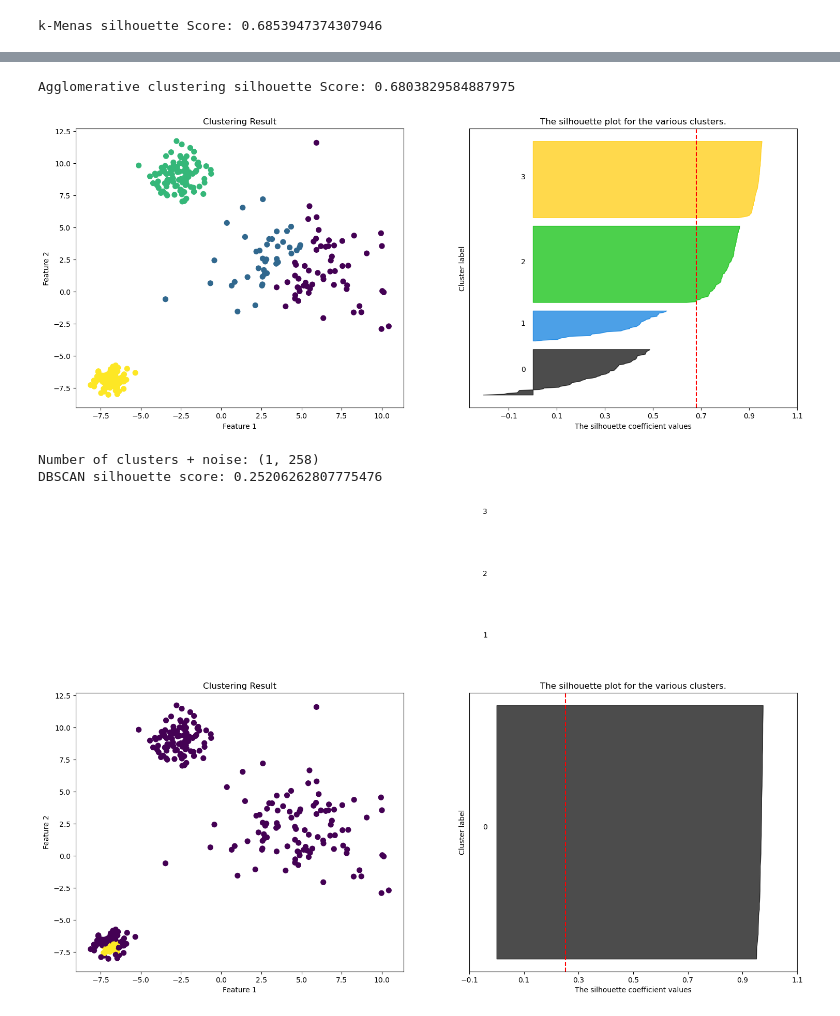
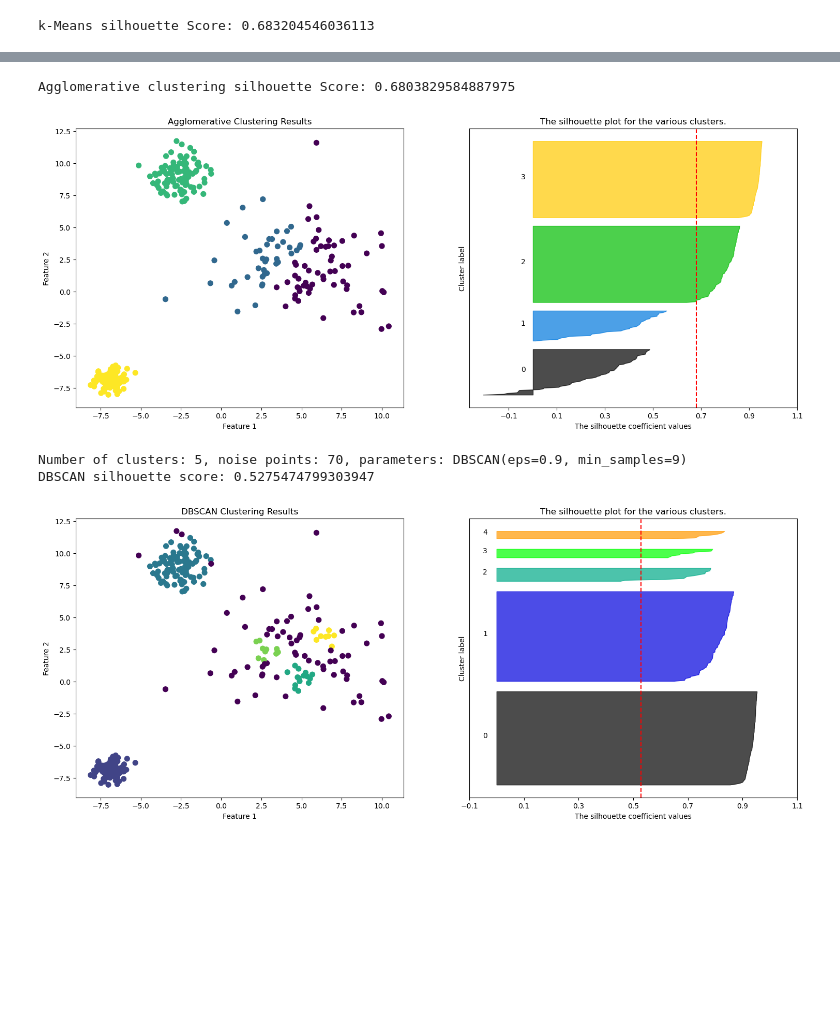
Before and after one commit to txx99/ML-AI, a Jupyter notebook: Assignment3/Scripts/main.ipynb, the cells around one changed output, grey strips where cells are left out. Cells and saved outputs as stored; diff of their text form; code cells hidden in the pictures; blank space fills up the shorter version.

Commit message:
final code, 3 ex, working silhouette plots

```diff
--- a/Assignment3/Scripts/main.ipynb
+++ b/Assignment3/Scripts/main.ipynb
@@ -45,13 +21,13 @@ import pandas as pd
 import matplotlib.pyplot as plt
 import seaborn as sns
 import numpy as np
-from sklearn.datasets import make_blobs
+import sklearn.datasets as skd
 from sklearn.cluster import KMeans, DBSCAN
 from sklearn.metrics import silhouette_score, silhouette_samples
 from scipy.cluster.hierarchy import dendrogram, linkage, fcluster
 from sklearn.cluster import AgglomerativeClustering
 
-def plot_clustering_results(X, labels, centers, silhouette_avg, n_clusters=4):
+def plot_clustering_results(X, labels, centers, silhouette_avg, n_clusters=4, title = 'Clustering Result'):
     """
     Plots the clustering results and the silhouette scores for each sample.
 
@@ -78,7 +54,7 @@ def plot_clustering_results(X, labels, centers, silhouette_avg, n_clusters=4):
         ax1.scatter(centers[:, 0], centers[:, 1], c='red', s=200, alpha=0.75, marker='X')
     ax1.set_xlabel('Feature 1')
     ax1.set_ylabel('Feature 2')
-    ax1.set_title('Clustering Result')
+    ax1.set_title(title)
 
     # Compute the silhouette scores for each sample
     sample_silhouette_values = silhouette_samples(X, labels)
@@ -175,11 +151,11 @@ kmeans.fit(X_blob)
 y_blob_kmeans = kmeans.predict(X_blob)
 # Evaluate the model
 silhouette_kmeans_avg = silhouette_score(X_blob, y_blob_kmeans)
-print(f"k-Menas silhouette Score: {silhouette_kmeans_avg}")
+print(f"k-Means silhouette Score: {silhouette_kmeans_avg}")
 
 # Plot the clustering results using the custom function
 centers = kmeans.cluster_centers_
-plot_clustering_results(X_blob, y_blob_kmeans, centers, silhouette_kmeans_avg, n_clusters=4)
+plot_clustering_results(X_blob, y_blob_kmeans, centers, silhouette_kmeans_avg, n_clusters=4,  title = 'k-Means Clustering Results')
 
 # Agglomerative =======================================
 
@@ -191,27 +167,21 @@ silhouette_agg_avg = silhouette_score(X_blob, y_agg)
 print(f"Agglomerative clustering silhouette Score: {silhouette_agg_avg}")
 
 # Plot the clustering results using the custom function
-plot_clustering_results(X_blob, y_agg, None, silhouette_agg_avg, n_clusters=4)
+plot_clustering_results(X_blob, y_agg, None, silhouette_agg_avg, n_clusters=4,  title = 'Agglomerative Clustering Results')
 
 # DBSCAN  ===========================================
-dbscan = DBSCAN(eps=0.4, min_samples=7)
+dbscan = DBSCAN(eps=0.9, min_samples=9)
 y_dbs = dbscan.fit_predict(X_blob)
 labels=dbscan.labels_
 
 n_clusters_ = len(set(labels)) - (1 if -1 in labels else 0)
 n_noise_ = list(labels).count(-1)
 
-dbscan = DBSCAN(eps=0.2, min_samples=7)
-y_dbs = dbscan.fit_predict(X_blob)
-labels=dbscan.labels_
-
-n_clusters_ = len(set(labels)) - (1 if -1 in labels else 0)
-n_noise_ = list(labels).count(-1)
 
 silhouette_dbs_avg = silhouette_score(X_blob, y_dbs)
-print(f"Number of clusters + noise: {n_clusters_, n_noise_}")
+print(f"Number of clusters: {n_clusters_}, noise points: {n_noise_}, parameters: {dbscan}")
 print(f"DBSCAN silhouette score: {silhouette_dbs_avg}")
 
-plot_clustering_results(X_blob, y_dbs, None, silhouette_dbs_avg)
+plot_clustering_results(X_blob, y_dbs, None, silhouette_dbs_avg, n_clusters = n_clusters_,  title = 'DBSCAN Clustering Results')
 # %% [output]
-k-Menas silhouette Score: 0.6853947374307946
+k-Means silhouette Score: 0.683204546036113
@@ -219,8 +189,8 @@ k-Menas silhouette Score: 0.6853947374307946
 Agglomerative clustering silhouette Score: 0.6803829584887975
-[figure, old version]
+[figure, new version]
-Number of clusters + noise: (1, 258)
-DBSCAN silhouette score: 0.25206262807775476
+Number of clusters: 5, noise points: 70, parameters: DBSCAN(eps=0.9, min_samples=9)
+DBSCAN silhouette score: 0.5275474799303947
-[figure, old version]
+[figure, new version]
 # %%
 X_circle, y_circle = skd.make_circles(n_samples=300, factor=0.5, noise=0.05)
 # → Highlights DBSCAN's ability to handle non-linearly separable data.
```
Also changed, not shown: parts of 9 cells of this notebook.
